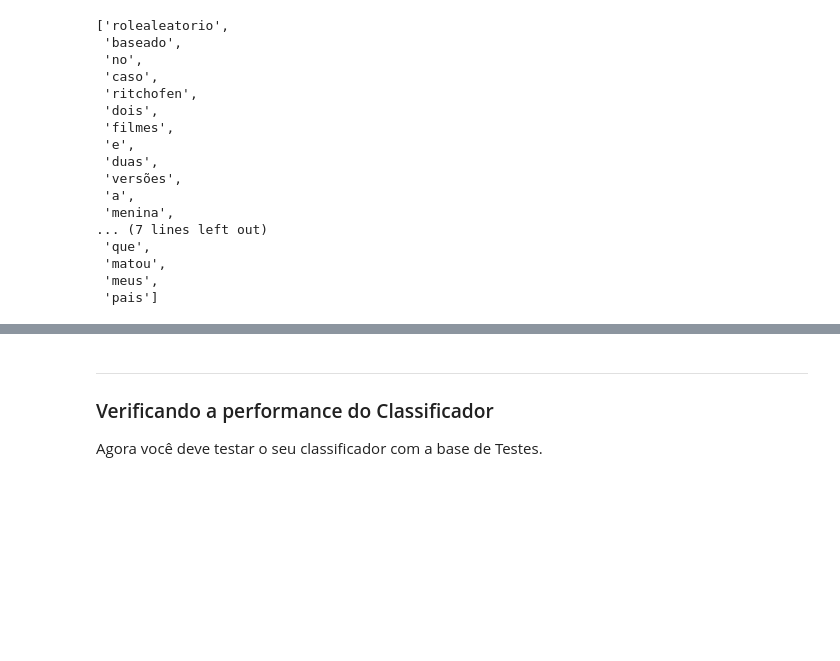
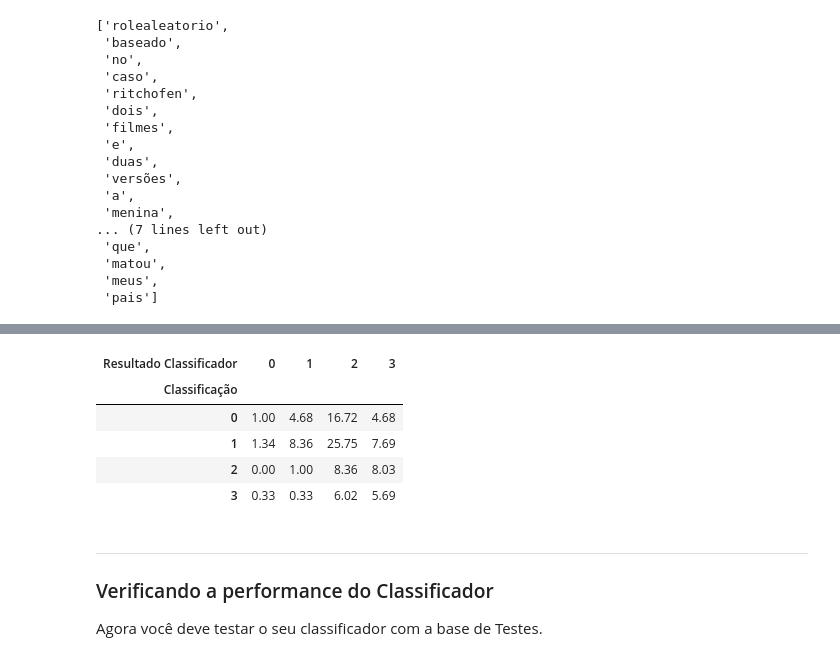
Before and after one commit to drumondpe/Projeto_1_CDados, a Jupyter notebook: Projeto1_Layout_Classificador.ipynb, the cells around one changed output, grey strips where cells are left out. Saved outputs shown, nothing was run; the diff lists cells and outputs as text; code cells hidden in the pictures; blank space fills up the shorter version.

```diff
--- a/Projeto1_Layout_Classificador.ipynb
+++ b/Projeto1_Layout_Classificador.ipynb
@@ -335,0 +305,3 @@ Length: 569, dtype: float64
+# %%
+tabela_2 = classfic_2.value_counts()
+tabela_2
@@ -335,0 +321,3 @@ Length: 569, dtype: float64
+# %%
+tabela_3 = classfic_3.value_counts()
+tabela_3
@@ -355,8 +356,3 @@ tuite.split()
  'matou',
  'meus',
  'pais']
-# %%
-prob_inicial_0 = 1
-for palavra in tuite.split():
-    prob_0 = tabela_0_relativa[palavra] * prob_inicial_0 #acho que aqui está erraddo
-prob_0
@@ -480,8 +378,0 @@ print(funcao_classificadora(tuite))
-# %%
-#Tem que fazer para cada linha
-#CLASSIFICADOR#
-
-#passa por cada tuíte
-for tuite in todos_tuites.Treinamento:
-    #P(tuite|classificacao)
-    P_tuite_dado_classificacao_0 = todos_tuites_relativa[tuite] *
@@ -487,0 +457,16 @@ for tuite in todos_tuites.Treinamento:
+# %%
+#VERIFICANDO A PERFORMANCE
+
+classificacao_final
+classificacao_final_pd = pd.Series(classificacao_final)
+primevideo_teste['Resultado Classificador'] = classificacao_final_pd
+primevideo_teste.tail(20)
+
+pd.crosstab(primevideo_teste['Classificação'], primevideo_teste['Resultado Classificador'], normalize=True).round(4)*100 #linha e coluna
+# %% [output]
+| Resultado Classificador | 0 | 1 | 2 | 3 |
+| Classificação |  |  |  |  |
+| 0 | 1.00 | 4.68 | 16.72 | 4.68 |
+| 1 | 1.34 | 8.36 | 25.75 | 7.69 |
+| 2 | 0.00 | 1.00 | 8.36 | 8.03 |
+| 3 | 0.33 | 0.33 | 6.02 | 5.69 |
```
Also changed, not shown: parts of 23 cells of this notebook.
